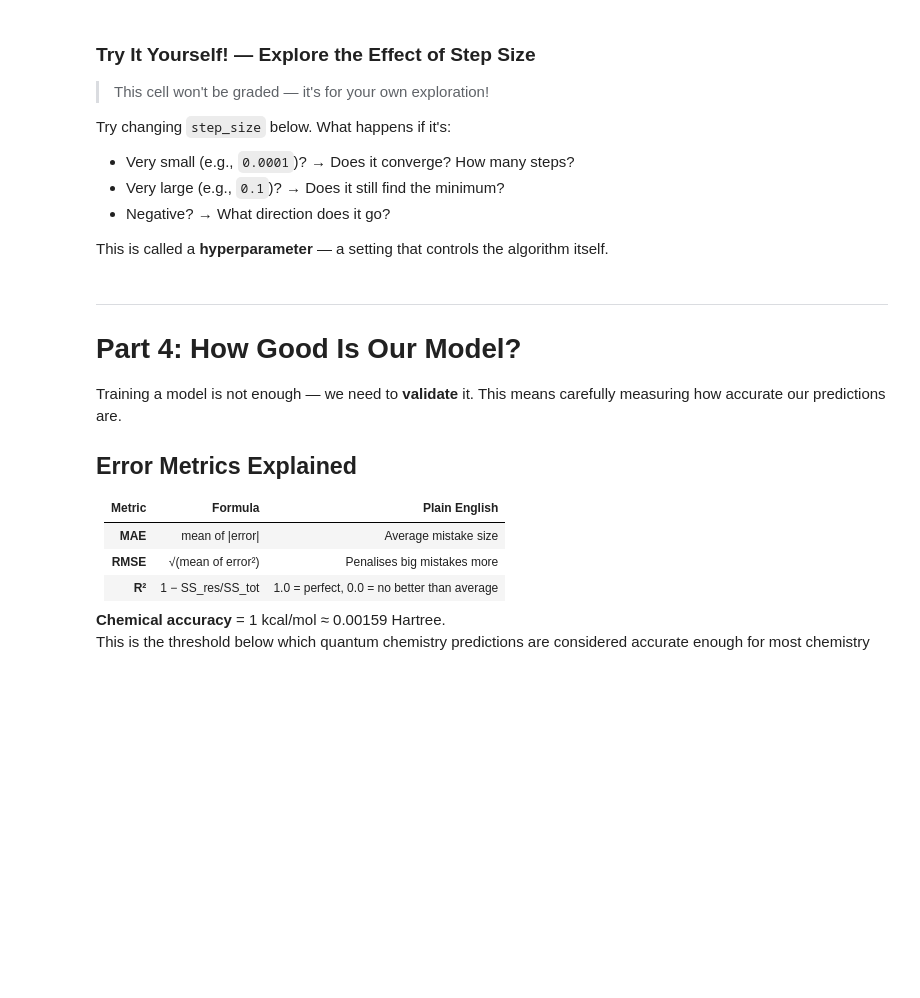
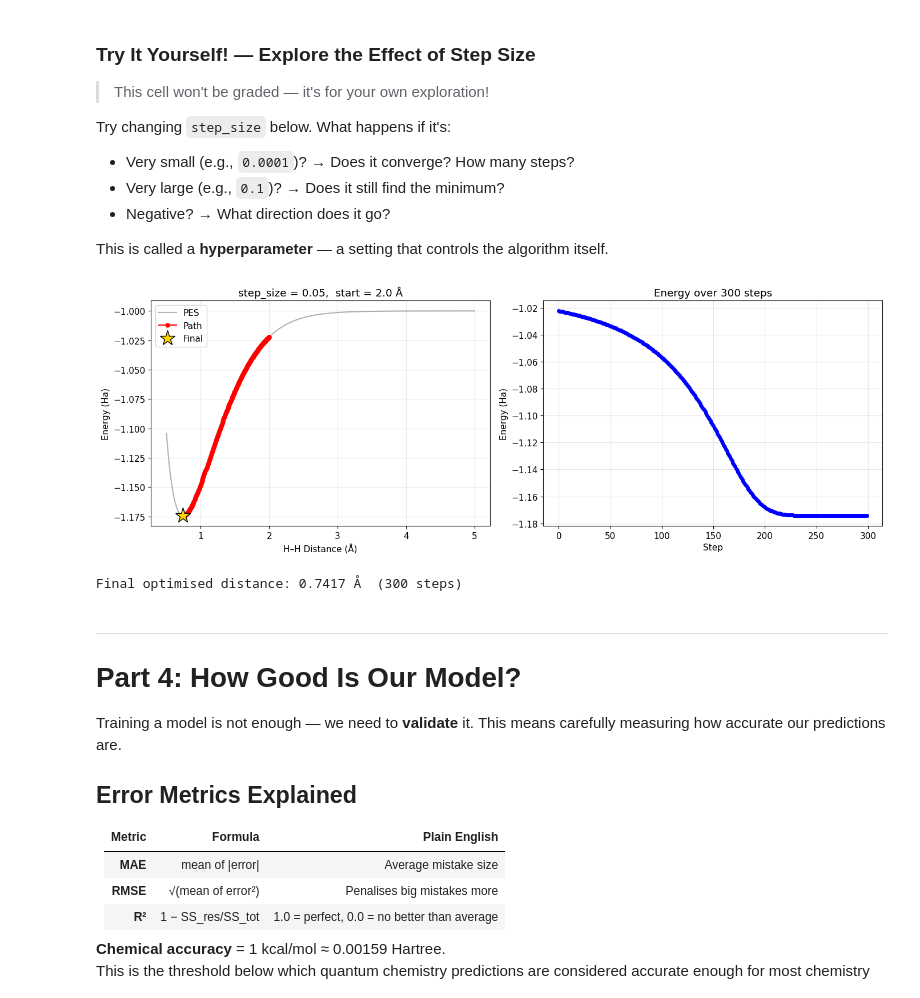
Before and after one commit to MrDNAlex/NE-452-Special-Topics-in-Nanoscale-Simulations, a Jupyter notebook: Labs/Machine Learning Interatomic Potentials/Lab 2 - 2/mlatom_kmp_lab.ipynb, the cells around one changed output. Saved outputs shown, nothing was run; the diff lists cells and outputs as text; code cells hidden in the pictures; blank space fills up the shorter version.

```diff
--- a/Labs/Machine Learning Interatomic Potentials/Lab 2 - 2/mlatom_kmp_lab.ipynb
+++ b/Labs/Machine Learning Interatomic Potentials/Lab 2 - 2/mlatom_kmp_lab.ipynb
@@ -649,37 +754,40 @@ This is called a **hyperparameter** — a setting that controls the algorithm it
 # %%
 # ── Exploration cell — change the parameters and rerun! ──────────────
 
-step_size_to_try = 0.005    # ← try changing this!
+step_size_to_try = 0.05    # ← try changing this!
 R_start = 2.0               # ← and this!
 
 R_opt_exp, traj_exp = optimize_geometry(
     R_start, R_train, alpha,
     sigma=sigma_opt,
     step_size=step_size_to_try,
     max_iter=300
 )
 traj_arr = np.array(traj_exp)
 
 fig, axes = plt.subplots(1, 2, figsize=(14, 5))
 
 ax = axes[0]
 ax.plot(R_fine, E_pred_fine, 'k-', alpha=0.3, label='PES')
 ax.plot(traj_arr[:, 1], traj_arr[:, 2], 'ro-', markersize=5, label='Path')
 ax.plot(R_opt_exp, predict_kreg(R_opt_exp, R_train, alpha, sigma_opt),
         '*', color='gold', markersize=20, markeredgecolor='black', zorder=5, label='Final')
 ax.set_xlabel('H–H Distance (Å)'); ax.set_ylabel('Energy (Ha)')
 ax.set_title(f'step_size = {step_size_to_try},  start = {R_start} Å')
 ax.legend(); ax.grid(alpha=0.3)
 
 ax2 = axes[1]
 ax2.plot(traj_arr[:, 0], traj_arr[:, 2], 'b-o', markersize=4)
 ax2.set_xlabel('Step'); ax2.set_ylabel('Energy (Ha)')
 ax2.set_title(f'Energy over {len(traj_exp)} steps')
 ax2.grid(alpha=0.3)
 
 plt.tight_layout()
 plt.show()
 print(f"Final optimised distance: {R_opt_exp:.4f} Å  ({len(traj_exp)} steps)")
+# %% [output]
+[figure, added]
+Final optimised distance: 0.7417 Å  (300 steps)
 # %% [markdown]
 ---
 # Part 4: How Good Is Our Model?
```
Also changed, not shown: parts of 14 cells of this notebook, 7 other files.
